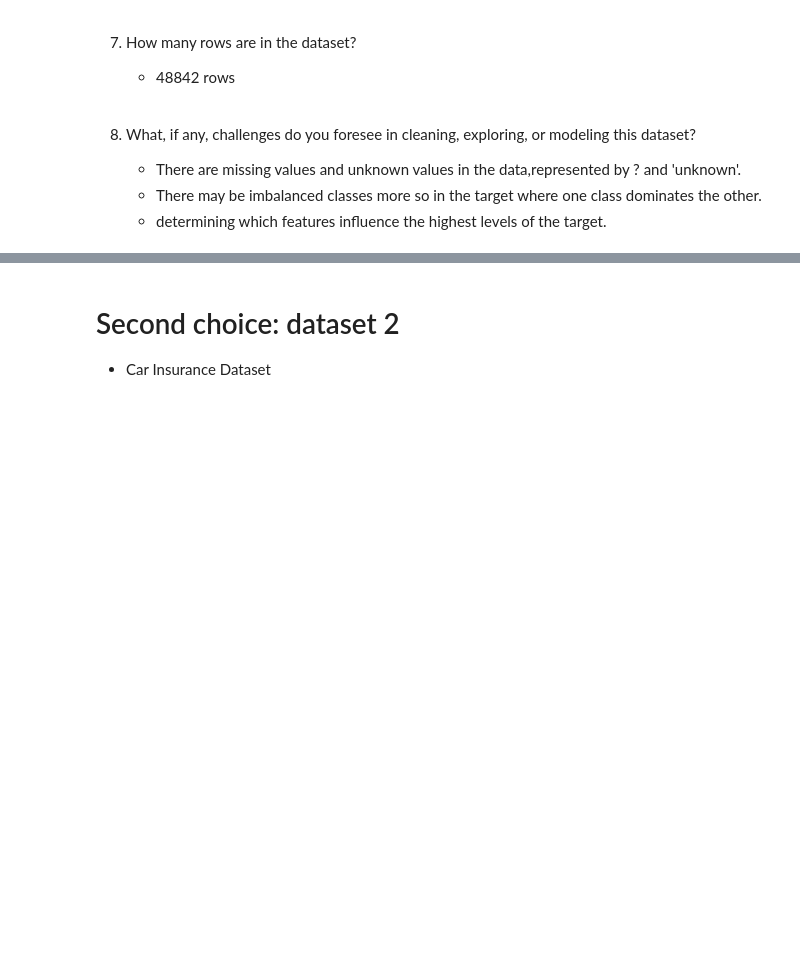
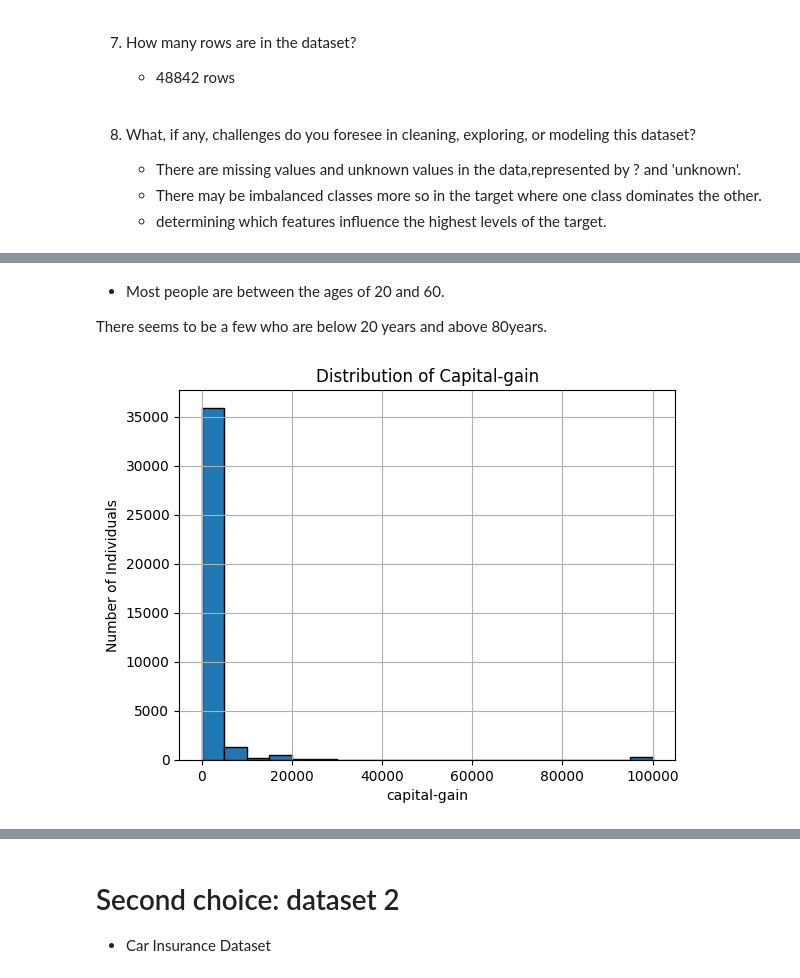
Before and after one commit to zal-developer/Adult-Income-Car-Insurance, a Jupyter notebook: Choice_DataSets.ipynb, the cells around one changed output, grey strips where cells are left out. Saved outputs shown, nothing was run; the diff lists cells and outputs as text; code cells hidden in the pictures; blank space fills up the shorter version.

```diff
--- a/Choice_DataSets.ipynb
+++ b/Choice_DataSets.ipynb
@@ -76,0 +204,12 @@ memory usage: 5.6+ MB
+# %% [markdown]
+  -  Most people are between the ages of 20 and 60.
+
+  There seems to be a few who are below 20 years and above 80years.
+# %%
+#Create a histogram for age feature
+ax = df['capital-gain'].hist(bins =20, edgecolor = 'black')
+ax.set_title('Distribution of Capital-gain')
+ax.set_xlabel('capital-gain')
+ax.set_ylabel('Number of Individuals');
+# %% [output]
+[figure, added]
```
Also changed, not shown: parts of 80 cells of this notebook.
